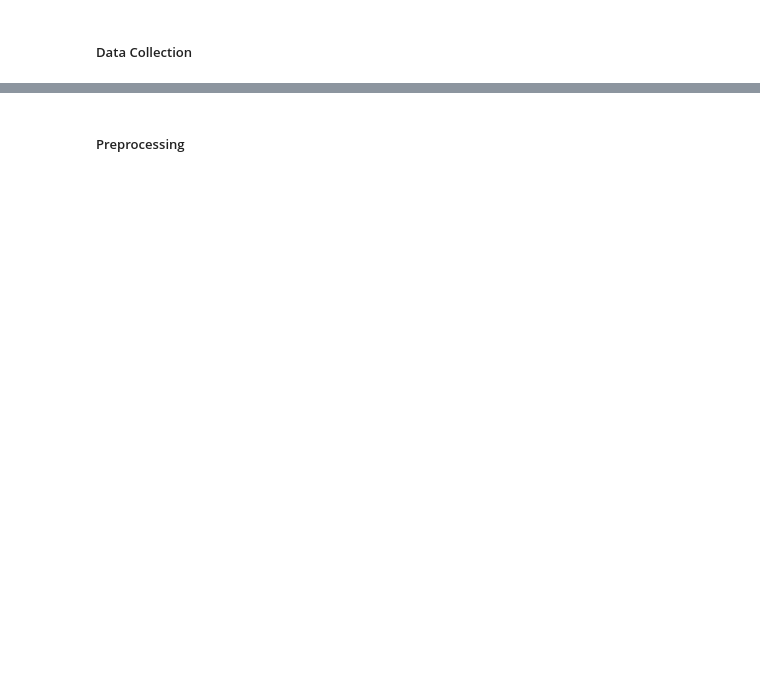
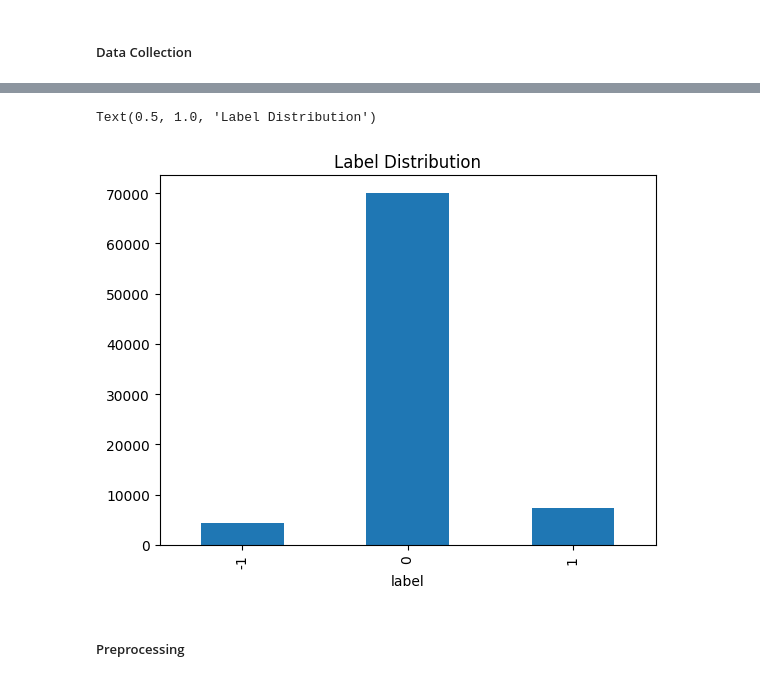
Before and after one commit to devinvegas/ML_intraday_momentum, a Jupyter notebook: notebooks/Pipeline.ipynb, the cells around one changed output, grey strips where cells are left out. Drawn from its saved outputs; the diff is of its cells as text; code cells hidden in the pictures; blank space fills up the shorter version.

```diff
--- a/notebooks/Pipeline.ipynb
+++ b/notebooks/Pipeline.ipynb
@@ -371,3 +418,10 @@ Dataset columns:
+# %%
+# visulize label distribution
+df_sample['label'].value_counts().sort_index().plot(kind='bar')
+plt.title('Label Distribution')
+# %% [output]
+Text(0.5, 1.0, 'Label Distribution')
+[figure, added]
 # %% [markdown]
 ##### Preprocessing
 # %%
```
Also changed, not shown: parts of 18 cells of this notebook.
